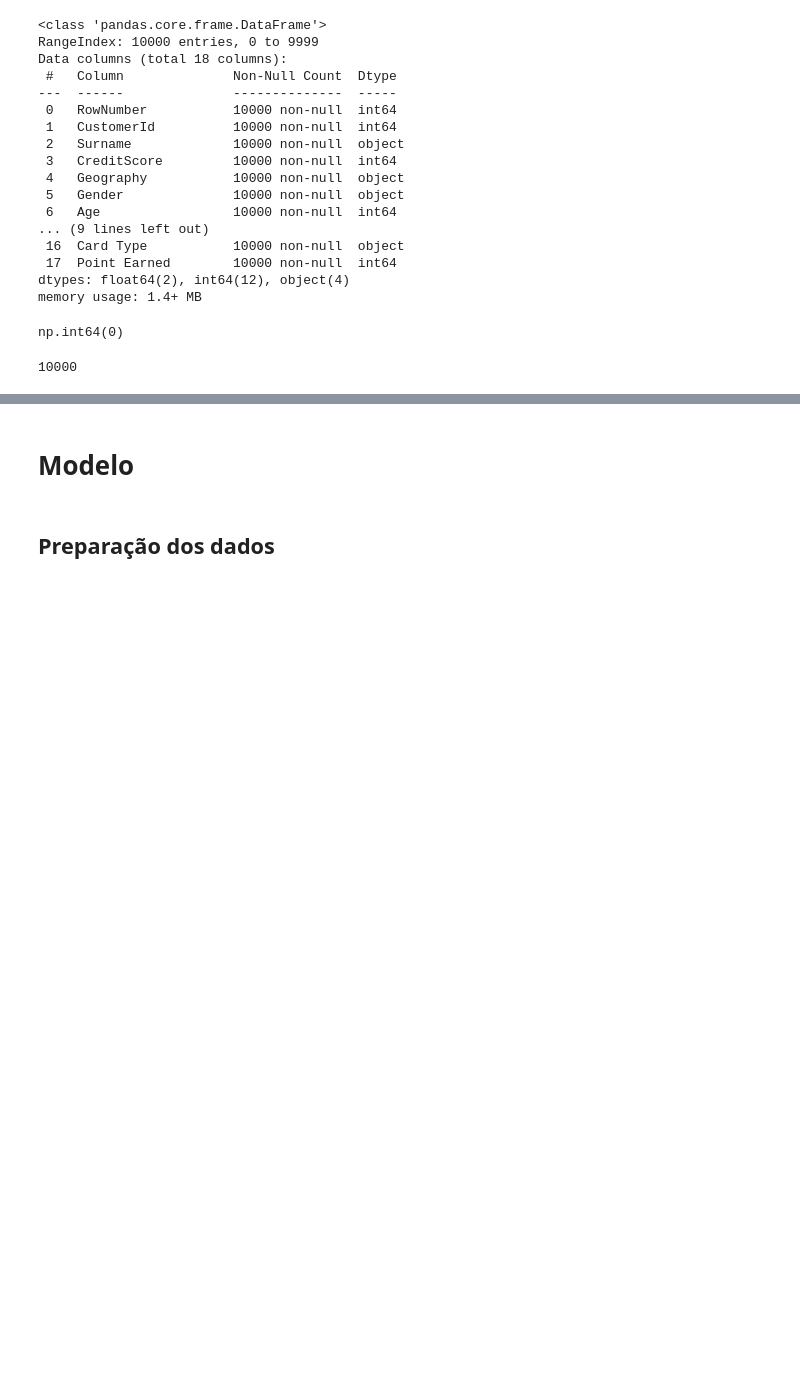
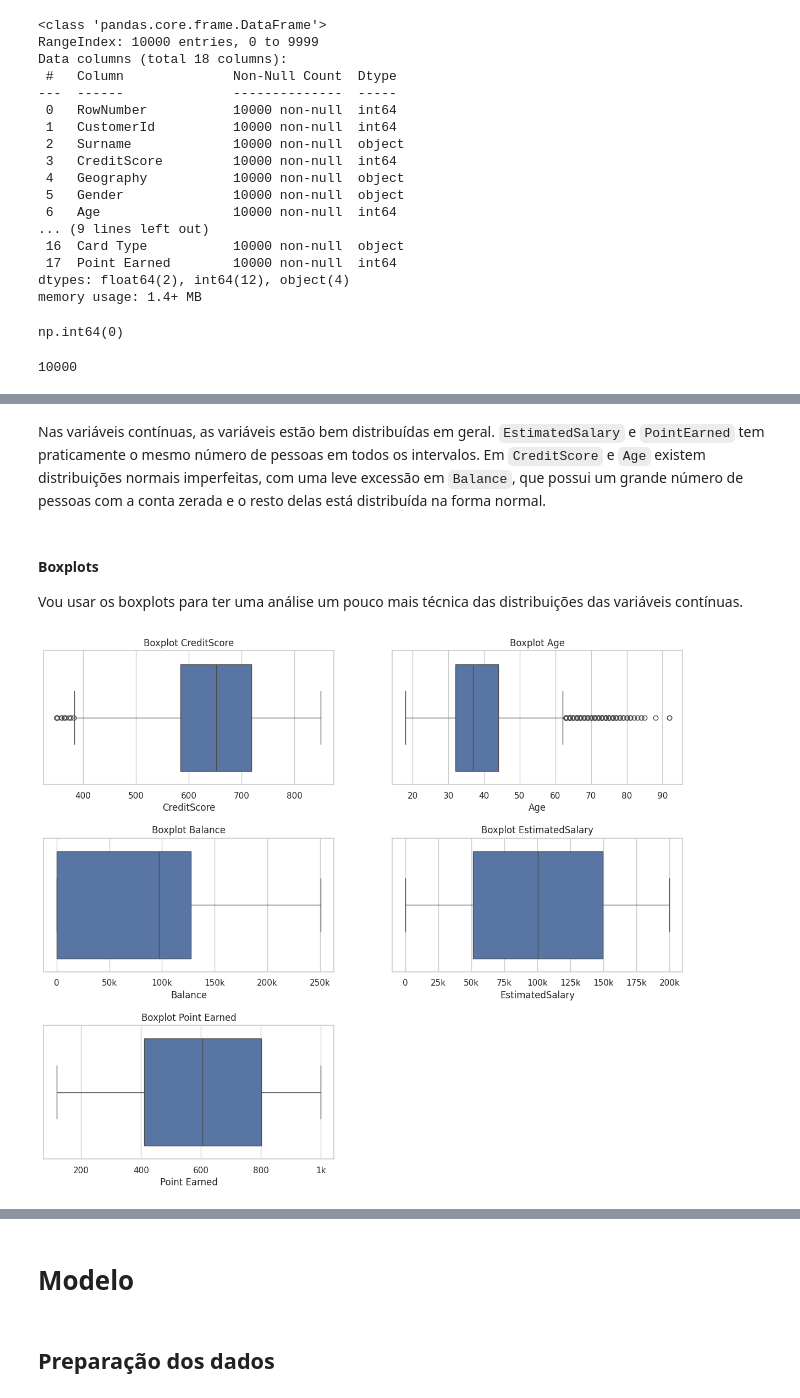
Before and after one commit to ghfreiree/bank-customer-churn-prediction, a Jupyter notebook: bank_customer_churn.ipynb, the cells around one changed output, grey strips where cells are left out. Saved outputs shown, nothing was run; the diff lists cells and outputs as text; code cells hidden in the pictures; blank space fills up the shorter version.

```diff
--- a/bank_customer_churn.ipynb
+++ b/bank_customer_churn.ipynb
@@ -128,0 +270,45 @@ Dropamos a coluna `Complain` por apresentar 100% de correlação com o churn
+# %% [markdown]
+Nas variáveis contínuas, as variáveis estão bem distribuídas em geral. `EstimatedSalary` e `PointEarned` tem praticamente o mesmo número de pessoas em todos os intervalos. Em `CreditScore` e `Age` existem distribuições normais imperfeitas, com uma leve excessão em `Balance`, que possui um grande número de pessoas com a conta zerada e o resto delas está distribuída na forma normal.
+# %% [markdown]
+#### Boxplots
+
+Vou usar os boxplots para ter uma análise um pouco mais técnica das distribuições das variáveis contínuas.
+# %%
+import matplotlib.ticker as ticker
+
+fig = plt.figure(figsize = (15, 12))
+
+def format_k(x, pos):
+    if abs(x) >= 1000:
+        return f'{x*1e-3:.0f}k'
+    return f'{x:.0f}'
+
+k_formatter = ticker.FuncFormatter(format_k)
+
+plt.subplot(3, 2, 1)
+ax1 = sns.boxplot(x = df['CreditScore'])
+plt.title('Boxplot CreditScore')
+
+plt.subplot(3, 2, 2)
+ax2 = sns.boxplot(x = df['Age'])
+plt.title('Boxplot Age')
+
+plt.subplot(3, 2, 3)
+ax3 = sns.boxplot(x = df['Balance'])
+ax3.xaxis.set_major_formatter(k_formatter)
+plt.title('Boxplot Balance')
+
+plt.subplot(3, 2, 4)
+ax4 = sns.boxplot(x = df['EstimatedSalary'])
+ax4.xaxis.set_major_formatter(k_formatter)
+plt.title('Boxplot EstimatedSalary')
+
+plt.subplot(3, 2, 5)
+ax5 = sns.boxplot(x = df['Point Earned'])
+ax5.xaxis.set_major_formatter(k_formatter)
+plt.title('Boxplot Point Earned')
+
+plt.subplots_adjust(hspace=0.4, wspace=0.2)
+plt.show()
+# %% [output]
+[figure, added]
```
Also changed, not shown: parts of 127 cells of this notebook, 1 other file.
